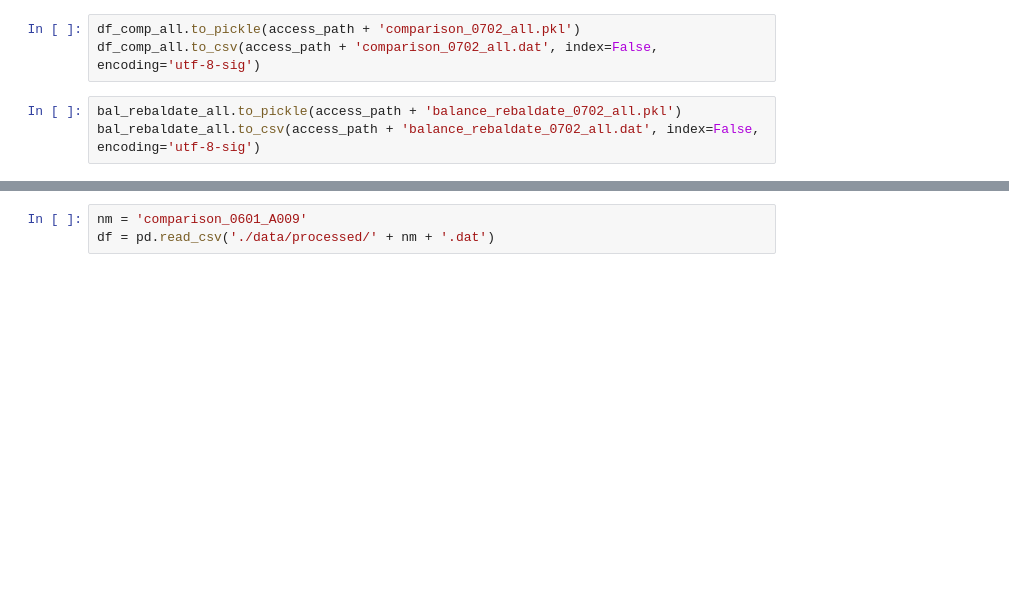
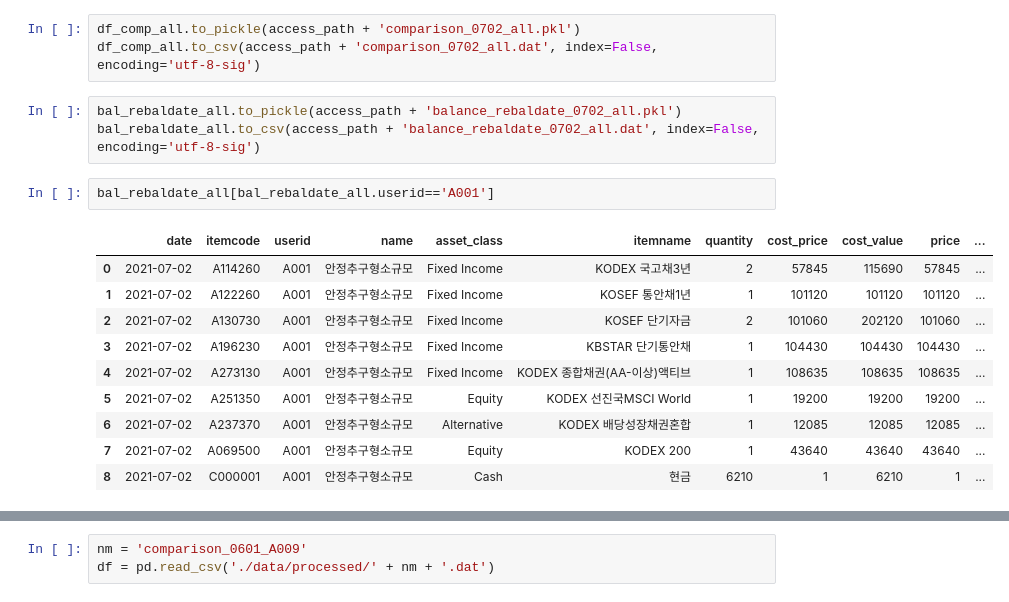
Before and after one commit to my2582/kisra, a Jupyter notebook: 3.rebalancing-20210701.ipynb, the cells around one changed output, grey strips where cells are left out. Saved outputs shown, nothing was run; the diff lists cells and outputs as text; blank space fills up the shorter version.

```diff
--- a/3.rebalancing-20210701.ipynb
+++ b/3.rebalancing-20210701.ipynb
@@ -311,3 +313,16 @@ df_comp_all.to_csv(access_path + 'comparison_0702_all.dat', index=False, encodin
 # %%
 bal_rebaldate_all.to_pickle(access_path + 'balance_rebaldate_0702_all.pkl')
 bal_rebaldate_all.to_csv(access_path + 'balance_rebaldate_0702_all.dat', index=False, encoding='utf-8-sig')
+# %%
+bal_rebaldate_all[bal_rebaldate_all.userid=='A001']
+# %% [output]
+|  | date | itemcode | userid | name | asset_class | itemname | quantity | cost_price | cost_value | price | ... |
+| 0 | 2021-07-02 | A114260 | A001 | 안정추구형소규모 | Fixed Income | KODEX 국고채3년 | 2 | 57845 | 115690 | 57845 | ... |
+| 1 | 2021-07-02 | A122260 | A001 | 안정추구형소규모 | Fixed Income | KOSEF 통안채1년 | 1 | 101120 | 101120 | 101120 | ... |
+| 2 | 2021-07-02 | A130730 | A001 | 안정추구형소규모 | Fixed Income | KOSEF 단기자금 | 2 | 101060 | 202120 | 101060 | ... |
+| 3 | 2021-07-02 | A196230 | A001 | 안정추구형소규모 | Fixed Income | KBSTAR 단기통안채 | 1 | 104430 | 104430 | 104430 | ... |
+| 4 | 2021-07-02 | A273130 | A001 | 안정추구형소규모 | Fixed Income | KODEX 종합채권(AA-이상)액티브 | 1 | 108635 | 108635 | 108635 | ... |
+| 5 | 2021-07-02 | A251350 | A001 | 안정추구형소규모 | Equity | KODEX 선진국MSCI World | 1 | 19200 | 19200 | 19200 | ... |
+| 6 | 2021-07-02 | A237370 | A001 | 안정추구형소규모 | Alternative | KODEX 배당성장채권혼합 | 1 | 12085 | 12085 | 12085 | ... |
+| 7 | 2021-07-02 | A069500 | A001 | 안정추구형소규모 | Equity | KODEX 200 | 1 | 43640 | 43640 | 43640 | ... |
+| 8 | 2021-07-02 | C000001 | A001 | 안정추구형소규모 | Cash | 현금 | 6210 | 1 | 6210 | 1 | ... |
```
Also changed, not shown: parts of 4 cells of this notebook, 7 other files.
